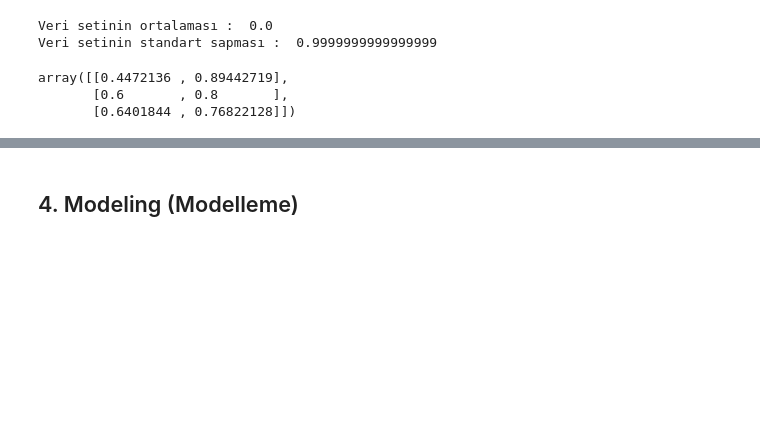
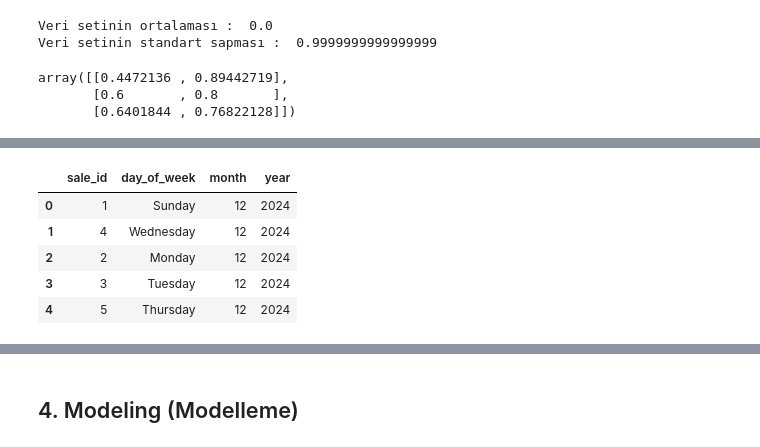
Before and after one commit to onurcakili/dataScienceRepository, a Jupyter notebook: DataScience_Python_Roadmap.ipynb, the cells around one changed output, grey strips where cells are left out. Cells and saved outputs as stored; diff of their text form; code cells hidden in the pictures; blank space fills up the shorter version.

```diff
--- a/DataScience_Python_Roadmap.ipynb
+++ b/DataScience_Python_Roadmap.ipynb
@@ -1237,0 +1362,22 @@ array([[0.4472136 , 0.89442719],
+# %%
+# Zaman Özellikleri : tarih bilgisinden gün, hafta, ay bilgileri çıkartılabilir.
+# Böylece her bir satışın hangi gün ve hangi ayda yapıldığını gösteren yeni sütunlar oluşturulabilir.
+
+# date.day_name() fonks. ile Haftanın günlerini getireceğiz ve yeni oluşturduğumuz day_of_week değişk. atayacağız.
+df['day_of_week'] = df['date'].dt.day_name()
+
+# date.month() fonks. ile ayları  getireceğiz ve yeni oluşturduğumuz month değişk. atayacağız.
+df['month'] = df['date'].dt.month
+
+# date.year() fonks. ile yılları  getireceğiz ve yeni oluşturduğumuz year değişk. atayacağız.
+df["year"] = df["date"].dt.year
+
+# Tüm bu yeni değerlerden yeni bir table
+df[['sale_id', 'day_of_week', 'month', "year"]]
+# %% [output]
+|  | sale_id | day_of_week | month | year |
+| 0 | 1 | Sunday | 12 | 2024 |
+| 1 | 4 | Wednesday | 12 | 2024 |
+| 2 | 2 | Monday | 12 | 2024 |
+| 3 | 3 | Tuesday | 12 | 2024 |
+| 4 | 5 | Thursday | 12 | 2024 |
```
Also changed, not shown: parts of 9 cells of this notebook.
